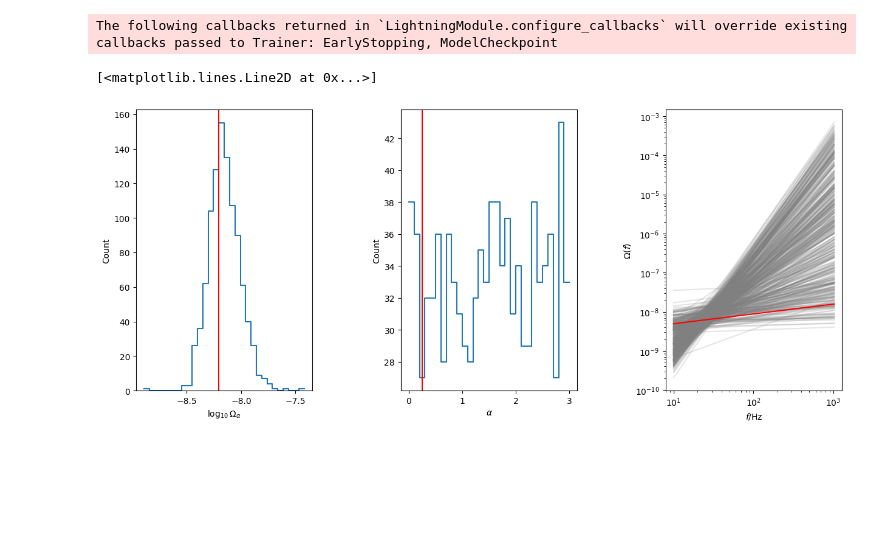
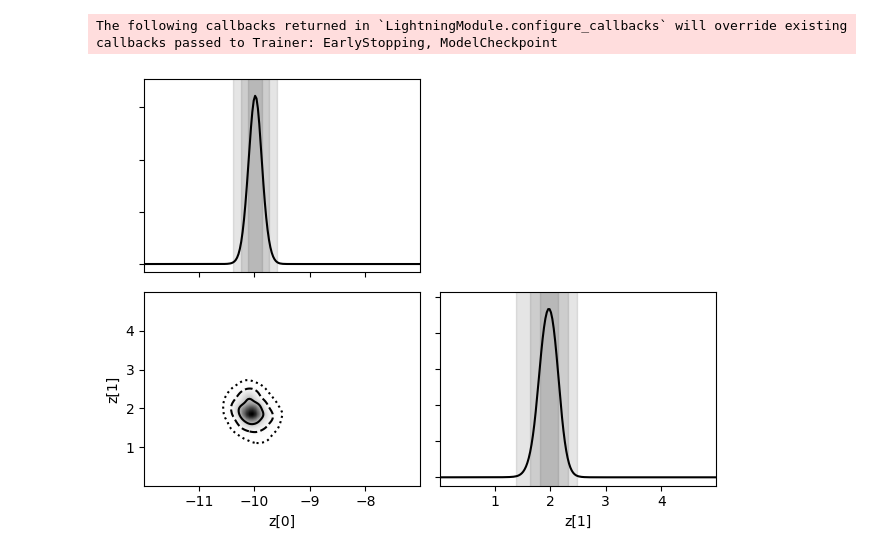
Before and after one commit to abbystokes/SBI_SGWB_DSMMA, a Jupyter notebook: Lexi/VAE_ParamEst.ipynb, the cells around one changed output. Drawn from its saved outputs; the diff is of its cells as text; code cells hidden in the pictures; blank space fills up the shorter version.

```diff
--- a/Lexi/VAE_ParamEst.ipynb
+++ b/Lexi/VAE_ParamEst.ipynb
@@ -25,7 +25,7 @@ DEVICE = 'gpu' if torch.cuda.is_available() else 'cpu'
 # Define simulator parameters
 f_low = 10
 f_high = 1024
-N_bins = 4076
+N_bins = 4096
 freq = np.linspace(f_low, f_high, N_bins)
 pi = np.pi
 sqrt = np.sqrt
@@ -47,7 +47,7 @@ class Simulator(swyft.Simulator):
         self.Nbins = Nbins
         self.freq = np.linspace(f_low, f_high, N_bins)
         self.sample_z = swyft.RectBoundSampler([stats.uniform(-12,5), #omega
-                                                stats.uniform(0,3)], #alpha
+                                                stats.uniform(0,5)], #alpha
                                                 bounds = bounds) #bounds changes range of the prior
 
     def psd_interp(self):
@@ -87,7 +87,19 @@ gamma_HL = np.genfromtxt("data/gamma_HL.txt")
 T_obs = 365 * 24 * 3600
 
 sim = Simulator(fref, CE_PSD, gamma_HL, T_obs, bounds=None)
+sigma = sim.sigma
+
+samples = sim.sample(n_samples)
+
+x_samples = np.log10(np.abs(samples['x']))
+m_samples = np.log10(np.abs(samples['m']))
+
+scaler_x = StandardScaler()
+scaler_m = StandardScaler()
+
+x_samples = scaler_x.fit_transform(x_samples)
+samples['x'] = x_samples
+
 obs = sim.sample(conditions = {'z': np.array([5e-8, 2.1])})
-samples = sim.sample(n_samples)
-samples['x'] = np.log10(np.abs(samples['x']))
+obs['x'] = scaler_x.fit_transform(np.log10(np.abs(samples['x'])))
 # %%
@@ -238,0 +179,16 @@ Reloading best model: /Users/lexington/Documents/GitHub/SBI_SGWB_DSMMA/Lexi/ligh
+# %%
+from pytorch_lightning.callbacks import LearningRateMonitor, ModelCheckpoint
+from pytorch_lightning.callbacks.early_stopping import EarlyStopping
+from pytorch_lightning import loggers as pl_loggers
+
+
+dm = swyft.SwyftDataModule(samples, val_fraction = 0.2, batch_size = 128)
+
+lr_monitor = LearningRateMonitor(logging_interval='step')
+early_stopping_callback = EarlyStopping(monitor='val_loss', min_delta = 0., patience=3, verbose=False, mode='min')
+checkpoint_callback = ModelCheckpoint(monitor='val_loss', dirpath='./logs/', filename='rings_{epoch}_{val_loss:.2f}_{train_loss:.2f}', mode='min')
+logger = pl_loggers.TensorBoardLogger(save_dir='./logs/', name='VAE_logs', version=None)
+
+trainer = swyft.SwyftTrainer(accelerator = 'cpu', auto_lr_find=True, logger=logger, callbacks=[lr_monitor, early_stopping_callback, checkpoint_callback], precision=64)
+network = VAE()
+trainer.fit(network, dm)
@@ -239,7 +214,7 @@ Reloading best model: /Users/lexington/Documents/GitHub/SBI_SGWB_DSMMA/Lexi/ligh
 # %%
 # Define priors
 omega_prior = stats.uniform(-12, 5)  # Log-uniform distribution for omega
-alpha_prior = stats.uniform(0, 3)            # Uniform distribution for alpha
+alpha_prior = stats.uniform(0,5)            # Uniform distribution for alpha
 
 obs = swyft.Sample(x=samples['x'][0], z=samples['z'][0] )
 # Sample 1000 points from the priors
@@ -249,35 +224,7 @@ z_alpha = alpha_prior.rvs(20000)
 z_samps = np.column_stack((z_omega, z_alpha))
 
 # Create prior samples
-prior_samples = swyft.Samples(z = z_samps)
+prior_samples = swyft.Samples(z=z_samps)
 predictions = trainer.infer(network, obs, prior_samples)
 # %% [output]
 The following callbacks returned in `LightningModule.configure_callbacks` will override existing callbacks passed to Trainer: EarlyStopping, ModelCheckpoint
-# %%
-import seaborn as sns
-ln_r = np.asarray(predictions.logratios)
-r_1 = np.exp(ln_r[:, 0])
-r_2 = np.exp(ln_r[:, 1])
-post_Omega = np.random.choice(z_samps[:, 0], size=1000, p = r_1/np.sum(r_1))
-post_alpha = np.random.choice(z_samps[:, 1], size=1000, p = r_2/np.sum(r_2))
-plt.figure(figsize=(15, 6))
-plt.subplot(131)
-sns.histplot(post_Omega, bins=30, element="step", fill=False)
-plt.axvline(obs['z'][0], color="red")
-plt.xlabel(r"$\log_{10}\Omega_\alpha$")
-plt.subplot(132)
-sns.histplot(post_alpha, bins=30, element="step", fill=False)
-plt.axvline(obs['z'][1], color="red")
-plt.xlabel(r"$\alpha$")
-plt.subplot(133)
-
-
-for i in range(500):
-    plt.loglog(sim.freq, 10**post_Omega[i] * (sim.freq/sim.fref)**post_alpha[i], alpha=0.2, color="gray")
-plt.xlabel(r"$f$/Hz")
-plt.ylabel(r"$\Omega(f)$")
-plt.subplots_adjust(wspace=0.5)
-plt.loglog(sim.freq, 10**obs['z'][0]*(sim.freq/sim.fref)**obs['z'][1], color="red")
-# %% [output]
-[<matplotlib.lines.Line2D at 0x...>]
-[figure, removed]
@@ -285,0 +231,5 @@ plt.loglog(sim.freq, 10**obs['z'][0]*(sim.freq/sim.fref)**obs['z'][1], color="re
+# %%
+swyft.plot_corner(predictions, ['z[0]', 'z[1]'], bins = 200, smooth = 3);
+plt.show()
+# %% [output]
+[figure, added]
```
Also changed, not shown: parts of 6 cells of this notebook.
